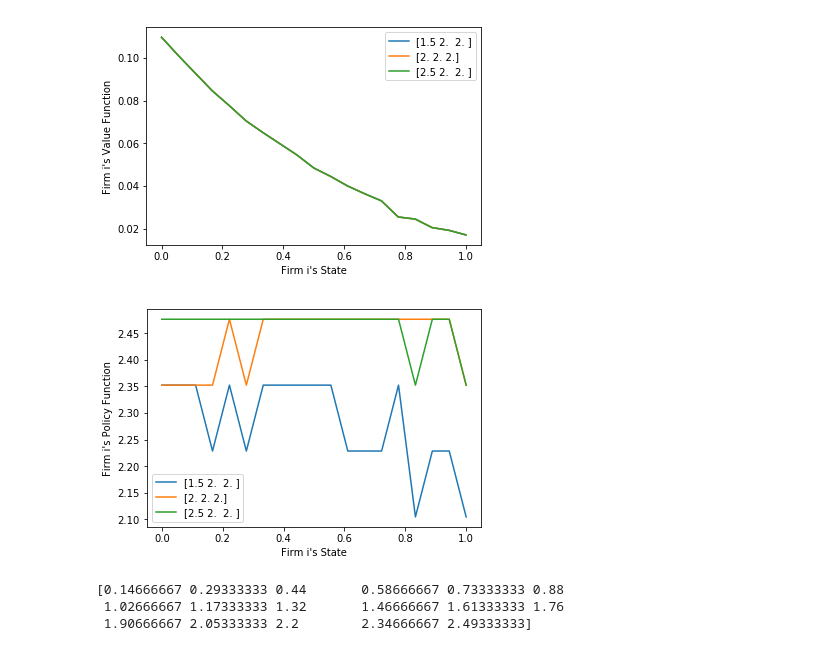
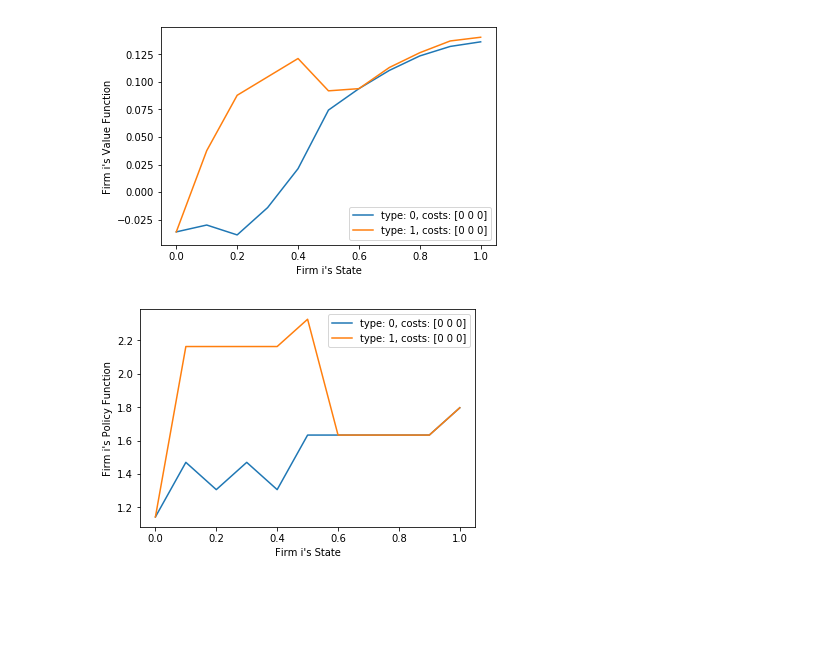
Before and after one commit to ericschulman/tx_milk_2yp, a Jupyter notebook: types.ipynb, the cells around one changed output. Cells and saved outputs as stored; diff of their text form; code cells hidden in the pictures; blank space fills up the shorter version.

Commit message:
almost have collusive pricing

```diff
--- a/types.ipynb
+++ b/types.ipynb
@@ -173,12 +173,13 @@ def profit(bids, states, cost_shocks, params):
     return profits
 
 
-def update_share(bids, states, params):
+def update_state(bids, states, type_shocks, params):
     """update all firms states based on bids
     note: firms in updated states, no longer correspond to their bids"""
     win_weights, lose_weights = weighting(bids)
     new_states = params[4]*win_weights - params[4]*lose_weights + states.get_all()
-    return states.make_states(new_states[:,0],np.delete(new_states,0,axis=1),states.types)
+    new_types = np.maximum(states.types,type_shocks)
+    return states.make_states(new_states[:,0],np.delete(new_states,0,axis=1), new_types)
 # %%
 def gen_all_states(bids, states, cost_shocks, type_shocks, params):
     """tile the states B x NSIM times"""
@@ -405,5 +400,5 @@ print policy(new_states,[[0,0,0],[0,0,0]])
 # %%
-def  markov_perfect_eq(error, maxiter, init_value, init_policy, bids, states, shocks, param):
+def  markov_perfect_eq(error, maxiter, init_value, init_policy, bids, states, cost_shocks, type_shocks, param):
     """calculate the value function in a symmetric
         markov perfect equilibria"""
 
@@ -415,9 +410,9 @@ def  markov_perfect_eq(error, maxiter, init_value, init_policy, bids, states, sh
     while  maxiter >= 0 and value_conv :
 
         #iterate loop variables for each player first update value
-        max_value, value, p_not = operator(value, policy, bids, states, shocks,  param)
+        max_value, value, p_not = operator(value, policy, bids, states, cost_shocks, type_shocks,  param)
         #then update value
-        max_value, v_not, policy = operator(value, policy, bids, states, shocks,  param)
+        max_value, v_not, policy = operator(value, policy, bids, states, cost_shocks, type_shocks,  param)
         #update loop variables
         maxiter = maxiter - 1
         value_conv = np.abs(init_max - max_value) > error
@@ -427,11 +422,11 @@ def  markov_perfect_eq(error, maxiter, init_value, init_policy, bids, states, sh
 
 
 #### testing
-value, policy, bids, states, shocks, params, contr, theta, beta = set_up_env(3, 5, 3, .3, 1, .9, 1)
+params =  2, -.5, 2, 0, .1, .9
+value, policy, bids, states, cost_shocks, type_shocks, params = set_up_env(3, 5, 3, params)
 
-value,  policy = markov_perfect_eq(.01, 10, value, policy, bids, states, shocks, params)
+value,  policy = markov_perfect_eq(.01, 10, value, policy, bids, states, cost_shocks, type_shocks, params)
 
-new_states = states.make_states([.3,.4],[[.3,.3],[.1,.3]])
-
+new_states = states.make_states([.3,.4],[[.3,.3],[.1,.3]],[0,1])
 print policy(new_states,[[0,0,0],[0,0,0]])
 # %% [output]
@@ -496,32 +494,23 @@ graph_functions(bad_value, policy, cross_states, cross_shocks, ['Value','Policy'
 # %%
-#Decreasing returns to scale (i.e. incumbency disadvantage
+#decreasing returns to scale
+#theta0 - mean costs;
+#theta1 - returns to scale;
+#theta2 - collusive markup
+#theta3 - forgivness probability
+#theta4 - size of contracts
 
 
-n, nsim, steps, contr, theta, beta, avg_cost = 3, 100, 18, .05, .5, .9, 2
-value, policy, bids, states, shocks, params, contr, theta, beta = (
-    set_up_env(n, nsim, steps, contr, theta, beta, avg_cost))
+params =  2, -.5, 2, .1, .1, .9
+value, policy, bids, states, cost_shocks, type_shocks, params = set_up_env(3, 50, 10, params)
+value,  policy = markov_perfect_eq(.0001, 100, value, policy, bids, states, cost_shocks, type_shocks, params)
 
-
-value,  policy = markov_perfect_eq(.001, 100, value, policy, bids, states, shocks, params)
-
-#generate some states to graph
-graph_shocks = np.array([[.75*avg_cost,avg_cost,avg_cost],[avg_cost]*n,[1.25*avg_cost,avg_cost,avg_cost]])
+#generate states for graphing
+graph_shocks = np.array([[0,0,0]])
 cross_states, cross_shocks = gen_cross(states, graph_shocks)
 
 #roll the operator forward using shocks I intend to graph
-bad_max, bad_value,  policy = operator(value,  policy, bids, states, graph_shocks, params)
-
-graph_functions(value, policy, cross_states, cross_shocks, ['Value','Policy'])
+policy1, ic1 = ic_policy_helper(value, policy, states, cost_shocks, type_shocks, params)
+graph_functions(value, policy1, cross_states, cross_shocks, ['Value','Policy'], [0,1])
 # %% [output]
-[figure, old version]
+[figure, new version]
-[figure, old version]
+[figure, new version]
-# %%
-n, nsim, steps, contr, theta, beta, avg_cost = 3, 40, 15, .1, .5, .9, 2
-value, policy, bids, states, shocks, params, contr, theta, beta = (
-    set_up_env(n, nsim, steps, contr, theta, beta, avg_cost))
-
-print bids
-# %% [output]
-[0.14666667 0.29333333 0.44       0.58666667 0.73333333 0.88
- 1.02666667 1.17333333 1.32       1.46666667 1.61333333 1.76
- 1.90666667 2.05333333 2.2        2.34666667 2.49333333]
```
Also changed, not shown: parts of 10 cells of this notebook.
